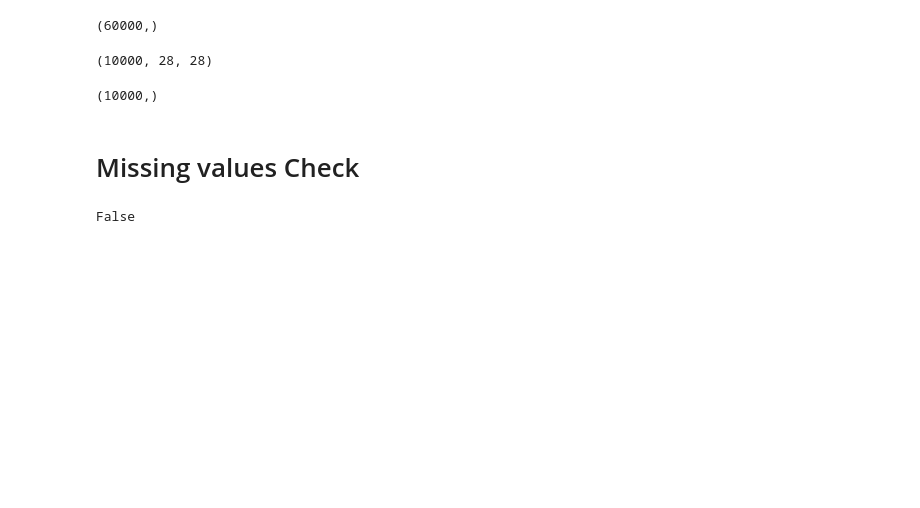
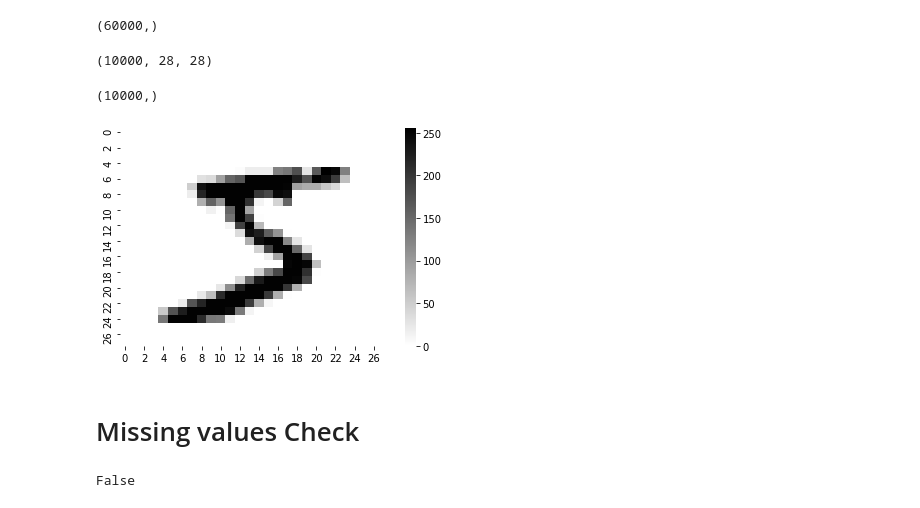
Before and after one commit to abdelrahmanfekryy/Machine_Learning_Case_Study, a Jupyter notebook: Handwritten_Digits_Recognition_Web_App/main.ipynb, the cells around one changed output. Cells and saved outputs as stored; diff of their text form; code cells hidden in the pictures; blank space fills up the shorter version.

```diff
--- a/Handwritten_Digits_Recognition_Web_App/main.ipynb
+++ b/Handwritten_Digits_Recognition_Web_App/main.ipynb
@@ -81,6 +76,11 @@ x_test.shape
 y_test.shape
 # %% [output]
 (10000,)
+# %%
+sns.heatmap(x_train[0],cmap='gray_r')
+plt.show()
+# %% [output]
+[figure, added]
 # %% [markdown]
 # Missing values Check
 # %%
```
Also changed, not shown: parts of 36 cells of this notebook, 5 other files.
